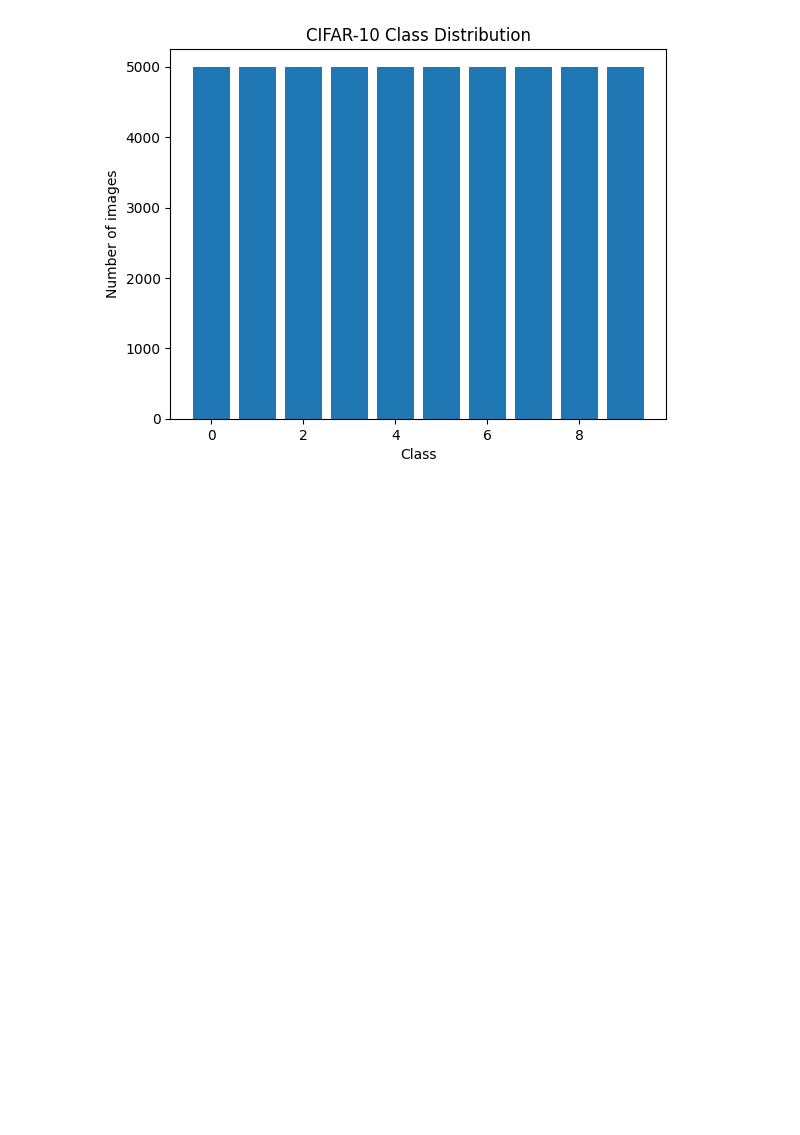
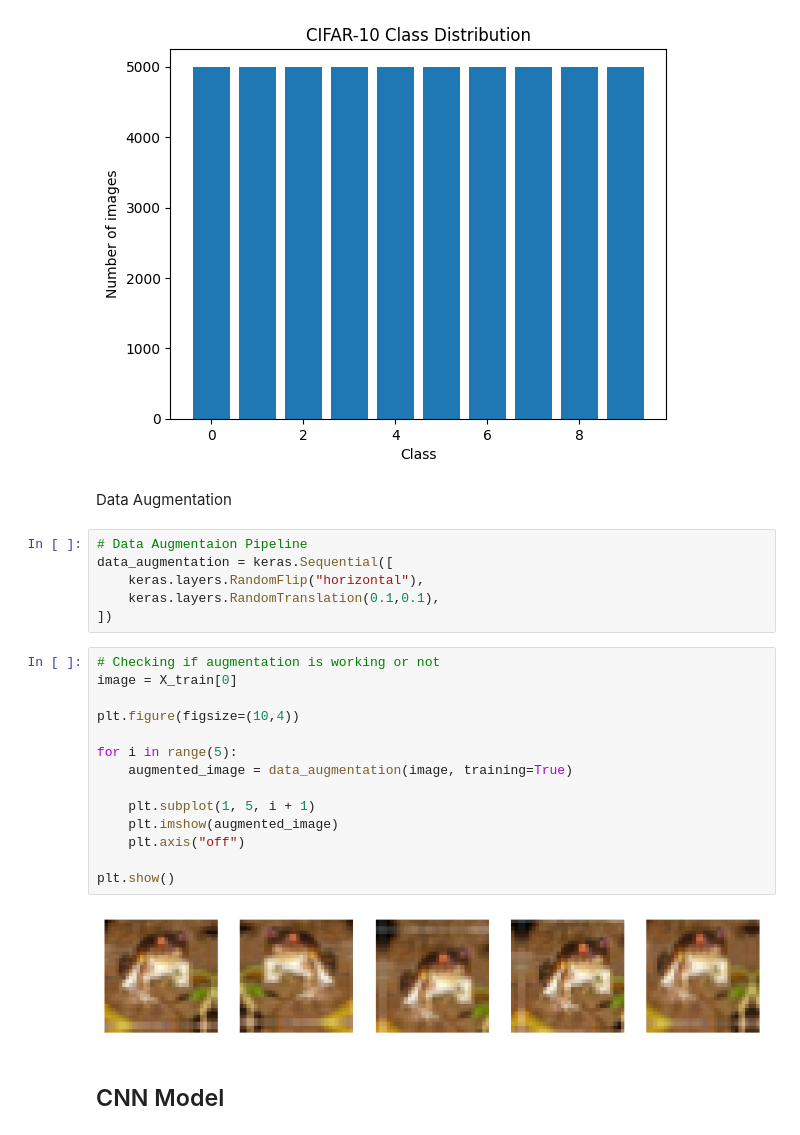
Before and after one commit to shivyadev/CIFAR10-Classification-Project, a Jupyter notebook: cifar_classification_project.ipynb, the cells around one changed output. Cells and saved outputs as stored; diff of their text form; blank space fills up the shorter version.

```diff
--- a/cifar_classification_project.ipynb
+++ b/cifar_classification_project.ipynb
@@ -130,3 +131,29 @@ plt.title("CIFAR-10 Class Distribution")
 plt.show()
 # %% [output]
 [figure]
+# %% [markdown]
+Data Augmentation
+# %%
+# Data Augmentaion Pipeline
+data_augmentation = keras.Sequential([
+    keras.layers.RandomFlip("horizontal"),
+    keras.layers.RandomTranslation(0.1,0.1),
+])
+# %%
+# Checking if augmentation is working or not
+image = X_train[0]
+
+plt.figure(figsize=(10,4))
+
+for i in range(5):
+    augmented_image = data_augmentation(image, training=True)
+
+    plt.subplot(1, 5, i + 1)
+    plt.imshow(augmented_image)
+    plt.axis("off")
+
+plt.show()
+# %% [output]
+[figure, added]
+# %% [markdown]
+## CNN Model
```
Also changed, not shown: parts of 10 cells of this notebook.
